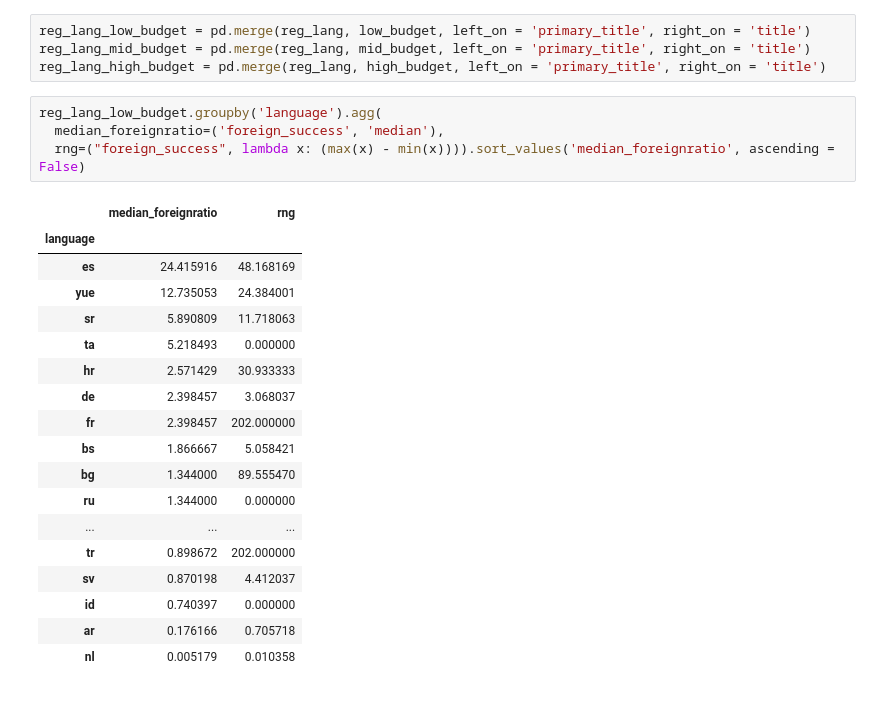
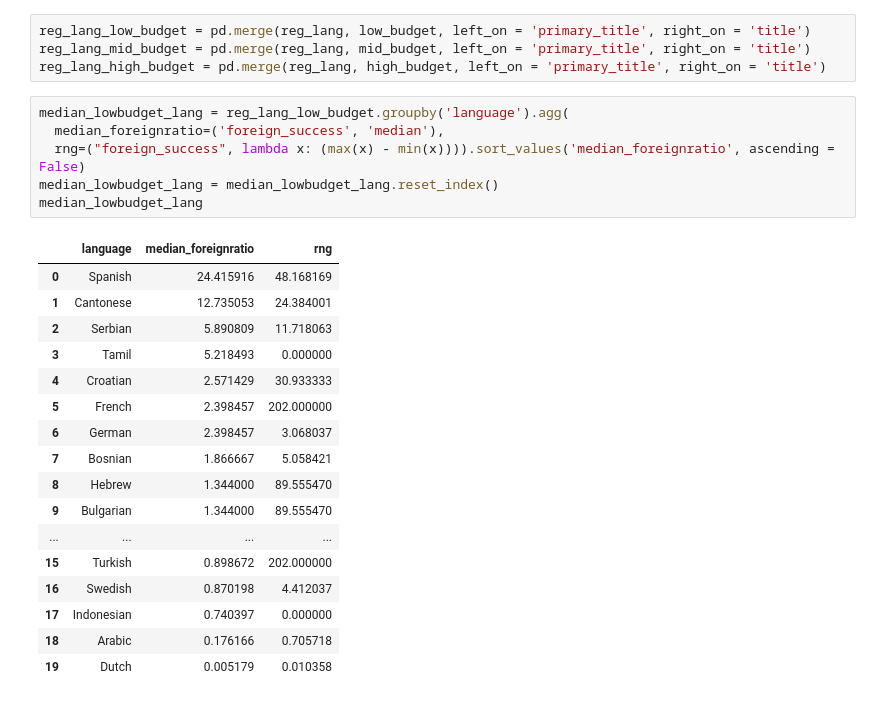
Before and after one commit to sunnywithcurlyhair/DS_Project_2, a Jupyter notebook: Budget_Analysis.ipynb, the cells around one changed output. Drawn from its saved outputs; the diff is of its cells as text.

```diff
--- a/Budget_Analysis.ipynb
+++ b/Budget_Analysis.ipynb
@@ -580,25 +691,26 @@ reg_lang_low_budget = pd.merge(reg_lang, low_budget, left_on = 'primary_title',
 reg_lang_mid_budget = pd.merge(reg_lang, mid_budget, left_on = 'primary_title', right_on = 'title')
 reg_lang_high_budget = pd.merge(reg_lang, high_budget, left_on = 'primary_title', right_on = 'title')
 # %%
-reg_lang_low_budget.groupby('language').agg(
+median_lowbudget_lang = reg_lang_low_budget.groupby('language').agg(
   median_foreignratio=('foreign_success', 'median'),
   rng=("foreign_success", lambda x: (max(x) - min(x)))).sort_values('median_foreignratio', ascending = False)
+median_lowbudget_lang = median_lowbudget_lang.reset_index()
+median_lowbudget_lang
 # %% [output]
-|  | median_foreignratio | rng |
-| language |  |  |
-| es | 24.415916 | 48.168169 |
-| yue | 12.735053 | 24.384001 |
-| sr | 5.890809 | 11.718063 |
-| ta | 5.218493 | 0.000000 |
-| hr | 2.571429 | 30.933333 |
-| de | 2.398457 | 3.068037 |
-| fr | 2.398457 | 202.000000 |
-| bs | 1.866667 | 5.058421 |
-| bg | 1.344000 | 89.555470 |
-| ru | 1.344000 | 0.000000 |
-| ... | ... | ... |
-| tr | 0.898672 | 202.000000 |
-| sv | 0.870198 | 4.412037 |
-| id | 0.740397 | 0.000000 |
-| ar | 0.176166 | 0.705718 |
-| nl | 0.005179 | 0.010358 |
+|  | language | median_foreignratio | rng |
+| 0 | Spanish | 24.415916 | 48.168169 |
+| 1 | Cantonese | 12.735053 | 24.384001 |
+| 2 | Serbian | 5.890809 | 11.718063 |
+| 3 | Tamil | 5.218493 | 0.000000 |
+| 4 | Croatian | 2.571429 | 30.933333 |
+| 5 | French | 2.398457 | 202.000000 |
+| 6 | German | 2.398457 | 3.068037 |
+| 7 | Bosnian | 1.866667 | 5.058421 |
+| 8 | Hebrew | 1.344000 | 89.555470 |
+| 9 | Bulgarian | 1.344000 | 89.555470 |
+| ... | ... | ... | ... |
+| 15 | Turkish | 0.898672 | 202.000000 |
+| 16 | Swedish | 0.870198 | 4.412037 |
+| 17 | Indonesian | 0.740397 | 0.000000 |
+| 18 | Arabic | 0.176166 | 0.705718 |
+| 19 | Dutch | 0.005179 | 0.010358 |
```
Also changed, not shown: parts of 31 cells of this notebook, 3 other files.
